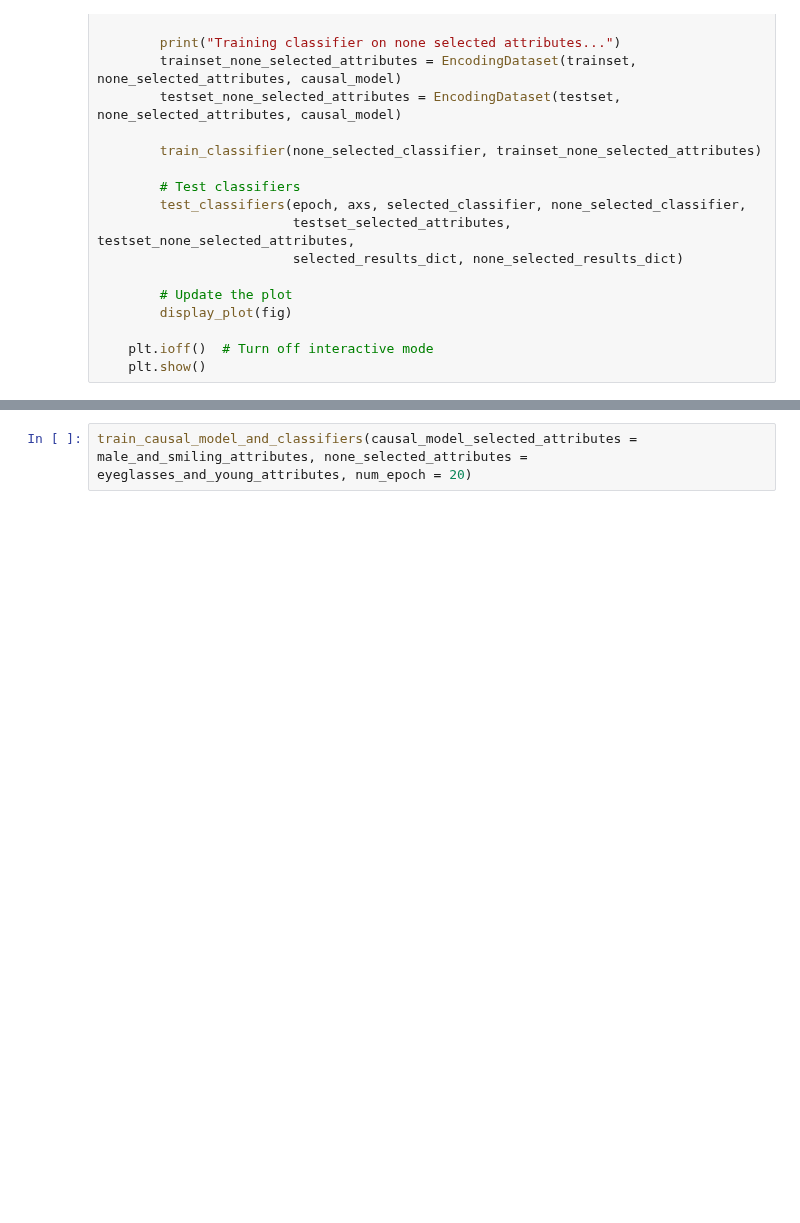
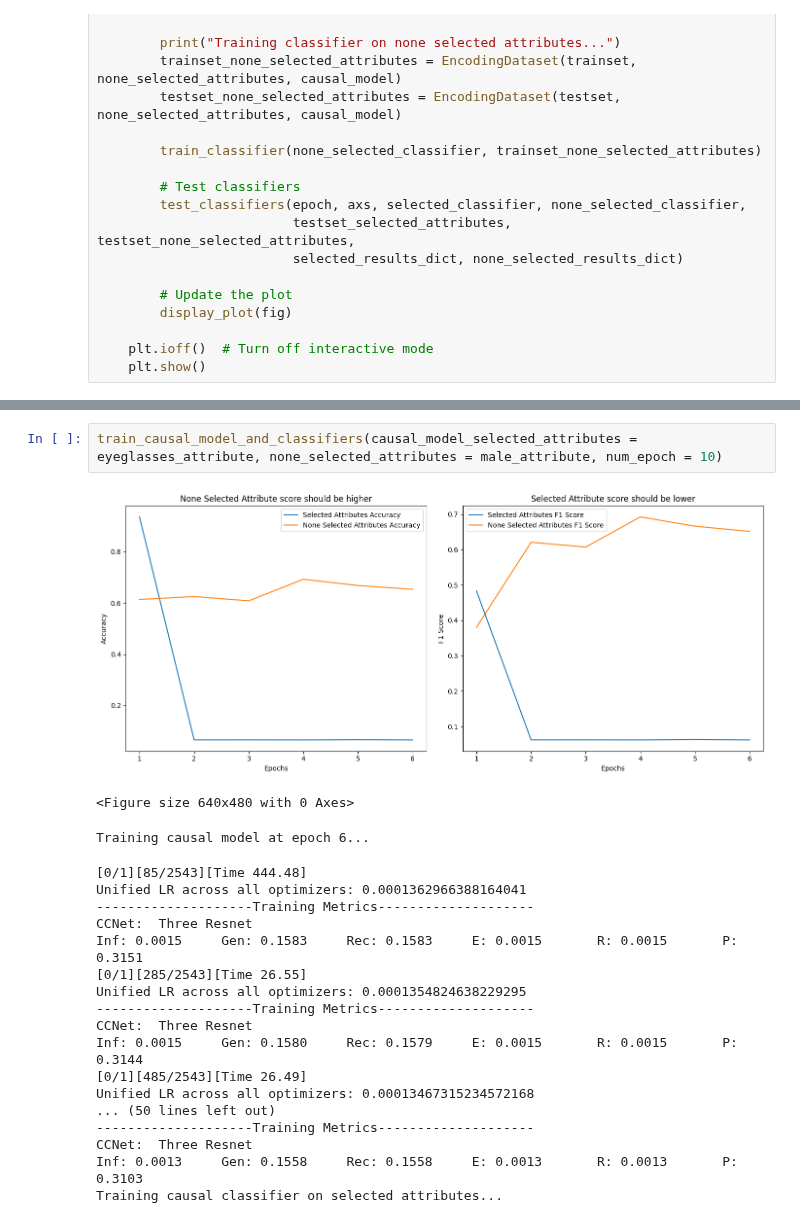
Before and after one commit to ccnets-team/causal-learning, a Jupyter notebook: proving_conditional_independence_with_ccnet_as_a_causal_model_for_learning_colliders.ipynb, the cells around one changed output, grey strips where cells are left out. Drawn from its saved outputs; the diff is of its cells as text; blank space fills up the shorter version.

```diff
--- a/proving_conditional_independence_with_ccnet_as_a_causal_model_for_learning_colliders.ipynb
+++ b/proving_conditional_independence_with_ccnet_as_a_causal_model_for_learning_colliders.ipynb
@@ -427,2 +392,23 @@ Inf: 0.0019     Gen: 0.1311     Rec: 0.1311     E: 0.0019       R: 0.0019
 # %%
-train_causal_model_and_classifiers(causal_model_selected_attributes = male_and_smiling_attributes, none_selected_attributes = eyeglasses_and_young_attributes, num_epoch = 20)
+train_causal_model_and_classifiers(causal_model_selected_attributes = eyeglasses_attribute, none_selected_attributes = male_attribute, num_epoch = 10)
+# %% [output]
+[figure, added]
+<Figure size 640x480 with 0 Axes>
+Training causal model at epoch 6...
+[0/1][85/2543][Time 444.48]
+Unified LR across all optimizers: 0.0001362966388164041
+--------------------Training Metrics--------------------
+CCNet:  Three Resnet
+Inf: 0.0015     Gen: 0.1583     Rec: 0.1583     E: 0.0015       R: 0.0015       P: 0.3151
+[0/1][285/2543][Time 26.55]
+Unified LR across all optimizers: 0.0001354824638229295
+--------------------Training Metrics--------------------
+CCNet:  Three Resnet
+Inf: 0.0015     Gen: 0.1580     Rec: 0.1579     E: 0.0015       R: 0.0015       P: 0.3144
+[0/1][485/2543][Time 26.49]
+Unified LR across all optimizers: 0.00013467315234572168
+... (50 lines left out)
+--------------------Training Metrics--------------------
+CCNet:  Three Resnet
+Inf: 0.0013     Gen: 0.1558     Rec: 0.1558     E: 0.0013       R: 0.0013       P: 0.3103
+Training causal classifier on selected attributes...
```
Also changed, not shown: parts of 5 cells of this notebook.
